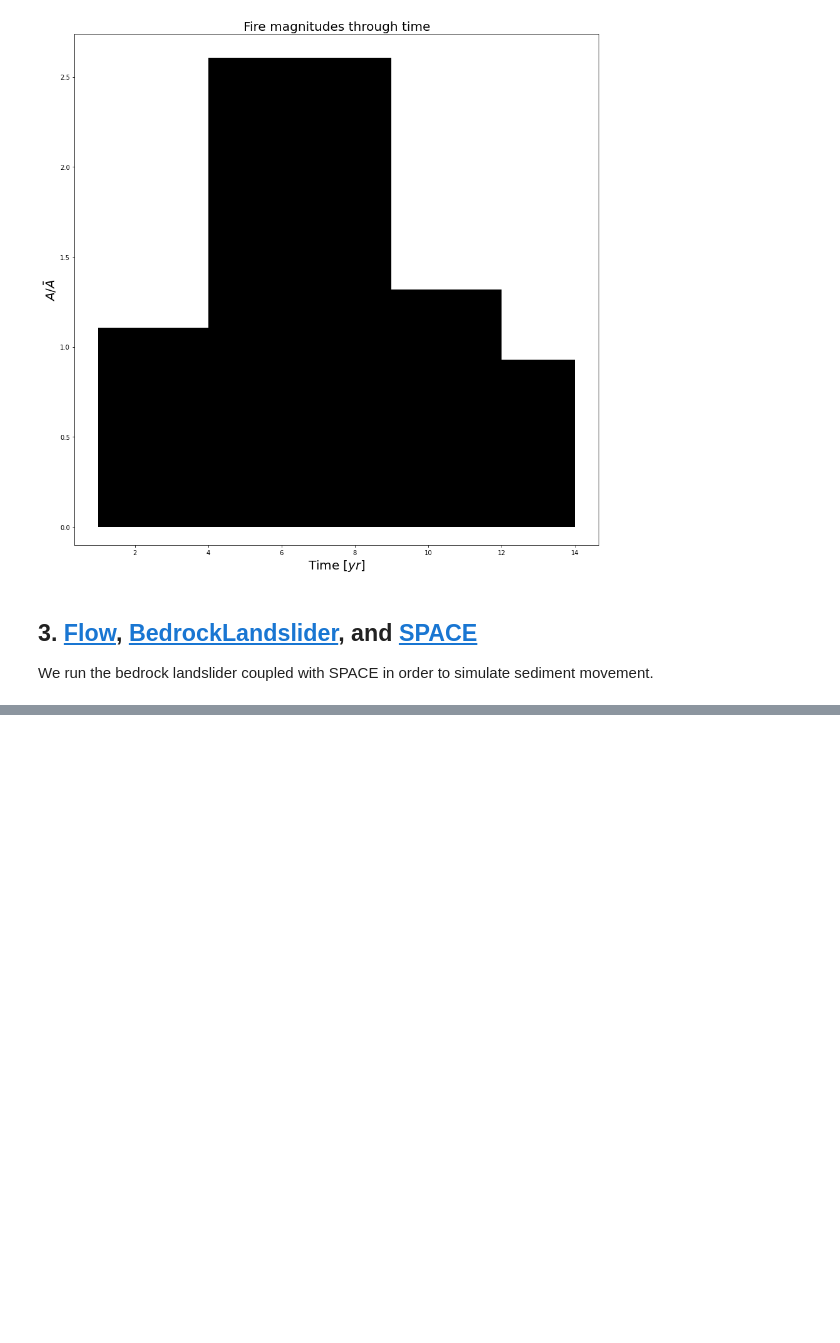
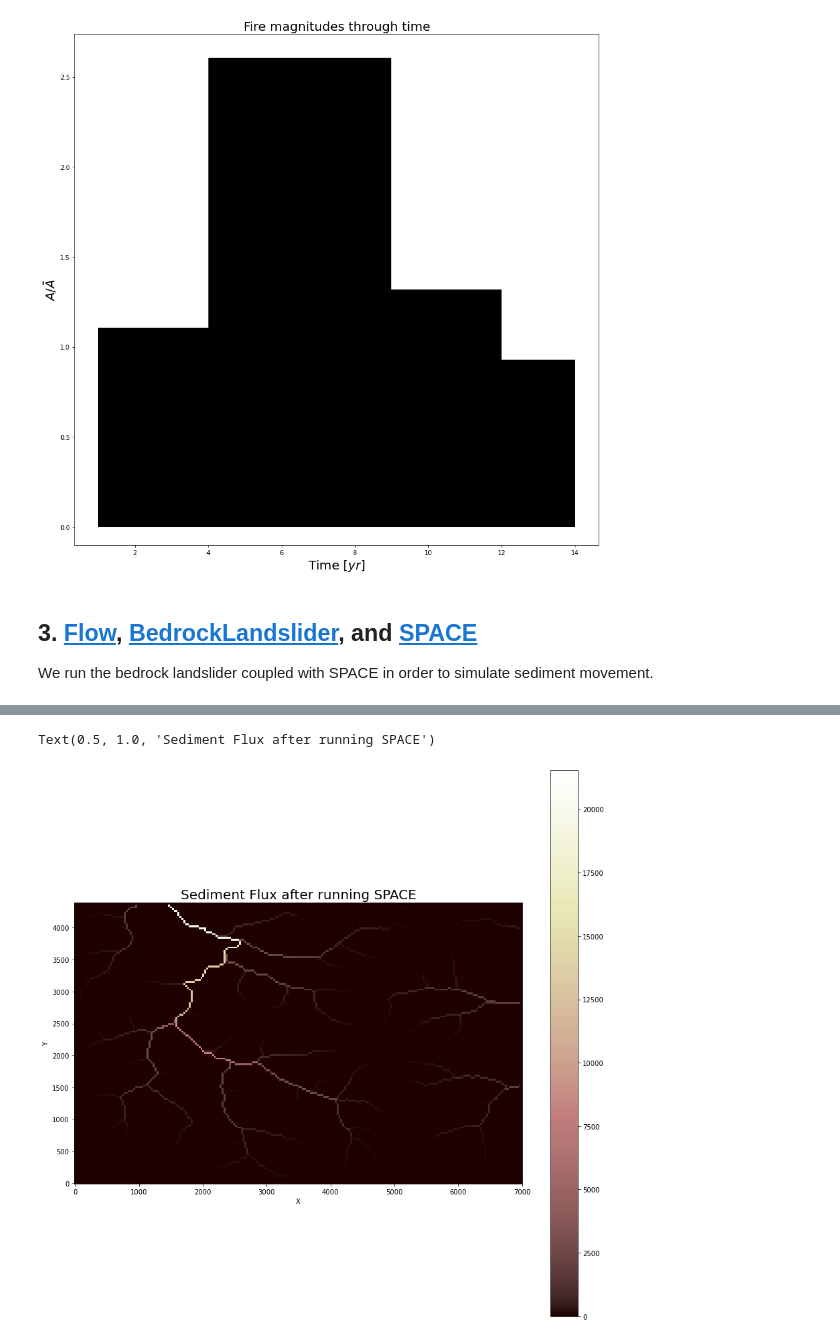
Before and after one commit to csdms-spring-school-2022/abrupt-perturbations, a Jupyter notebook: abrupt_fire_landslide/fire_bedrocklandslider_space.ipynb, the cells around one changed output, grey strips where cells are left out. Saved outputs shown, nothing was run; the diff lists cells and outputs as text; code cells hidden in the pictures; blank space fills up the shorter version.

```diff
--- a/abrupt_fire_landslide/fire_bedrocklandslider_space.ipynb
+++ b/abrupt_fire_landslide/fire_bedrocklandslider_space.ipynb
@@ -404,0 +393,6 @@ landslide_plot(grid)
+# %%
+imshow_grid(grid, 'sediment__flux')
+plt.title('Sediment Flux after running SPACE', fontsize=20)
+# %% [output]
+Text(0.5, 1.0, 'Sediment Flux after running SPACE')
+[figure, added]
```
Also changed, not shown: parts of 3 cells of this notebook.
